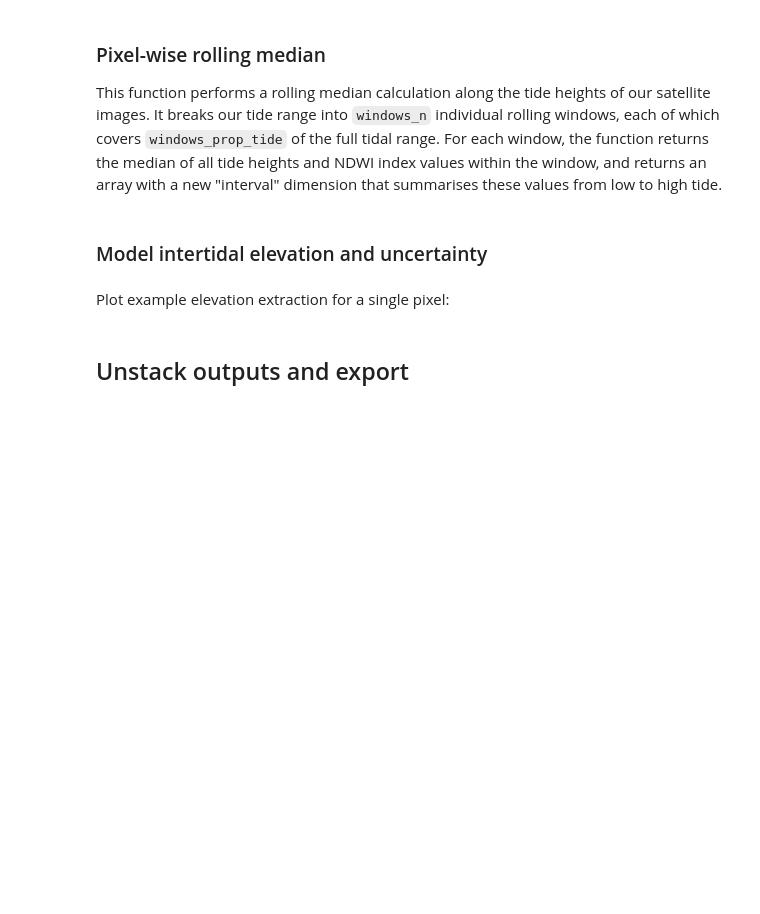
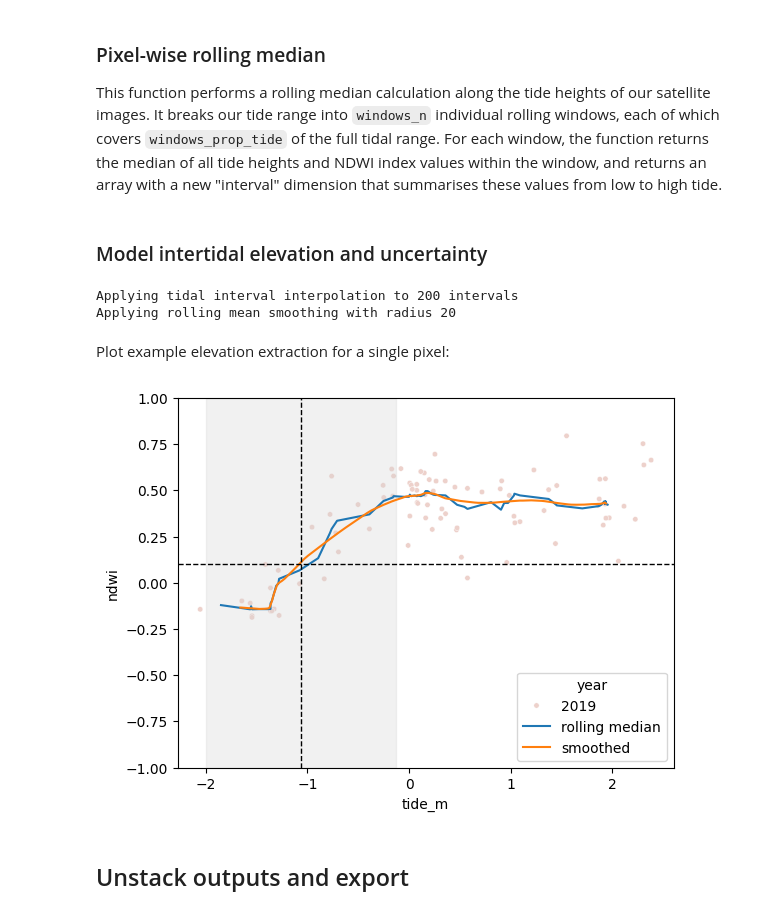
Before and after one commit to GeoscienceAustralia/dea-intertidal, a Jupyter notebook: notebooks/Intertidal_elevation.ipynb, the cells around one changed output. Saved outputs shown, nothing was run; the diff lists cells and outputs as text; code cells hidden in the pictures; blank space fills up the shorter version.

```diff
--- a/notebooks/Intertidal_elevation.ipynb
+++ b/notebooks/Intertidal_elevation.ipynb
@@ -209,5 +273,5 @@ flat_ds, freq, corr = ds_to_flat(
     min_freq=0.01,
     max_freq=0.99,
     min_correlation=0.15,
-    valid_mask=topobathy_ds.height_depth > -20,
+    valid_mask=topobathy_ds.height_depth > -15,
 )
@@ -221,7 +289,6 @@ interval_ds = pixel_rolling_median(
     flat_ds,
     windows_n=100,
     window_prop_tide=0.15,
-    window_offset=5,
     max_workers=None,
 )
 # %% [markdown]
@@ -234,6 +301,9 @@ flat_dem = pixel_dem(
     interp_intervals=200,
     smooth_radius=20,
 )
+# %% [output]
+Applying tidal interval interpolation to 200 intervals
+Applying rolling mean smoothing with radius 20
 # %%
 # Model uncertainty
 low, high, uncertainty, misclassified = pixel_uncertainty(
@@ -249,16 +319,18 @@ flat_dem[["elevation_low", "elevation_high", "elevation_uncertainty"]] = (
 # %% [markdown]
 Plot example elevation extraction for a single pixel:
 # %%
-x, y = 495493,-1677653
+x, y = -12211.6,-1287048.3
 pixel_dem_debug(
     x,
     y,
     flat_ds,
     interval_ds,
     interp_intervals=200,
     smooth_radius=20,
     plot_style="year"
 )
+# %% [output]
+[figure, added]
 # %% [markdown]
 ## Unstack outputs and export
 # %%
```
Also changed, not shown: parts of 9 cells of this notebook.
